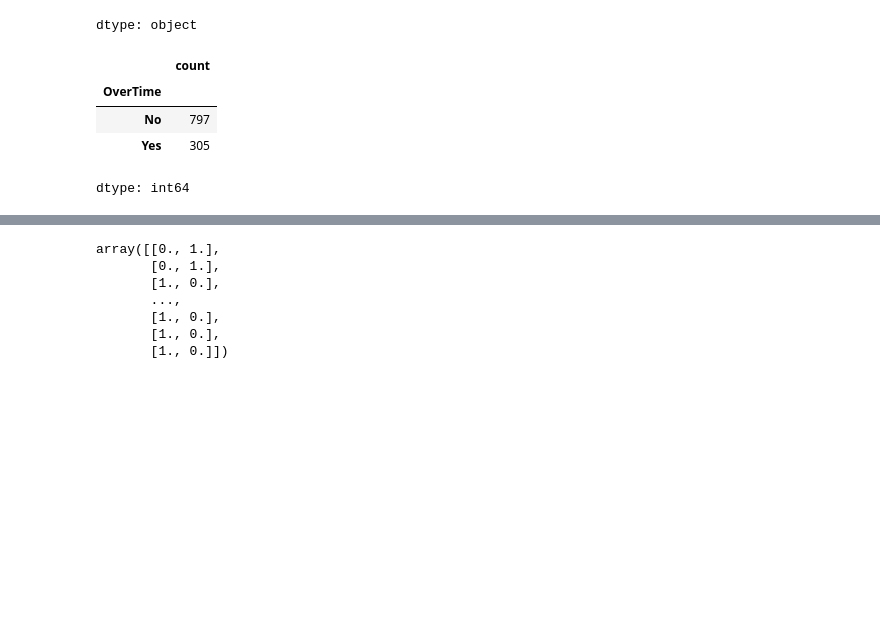
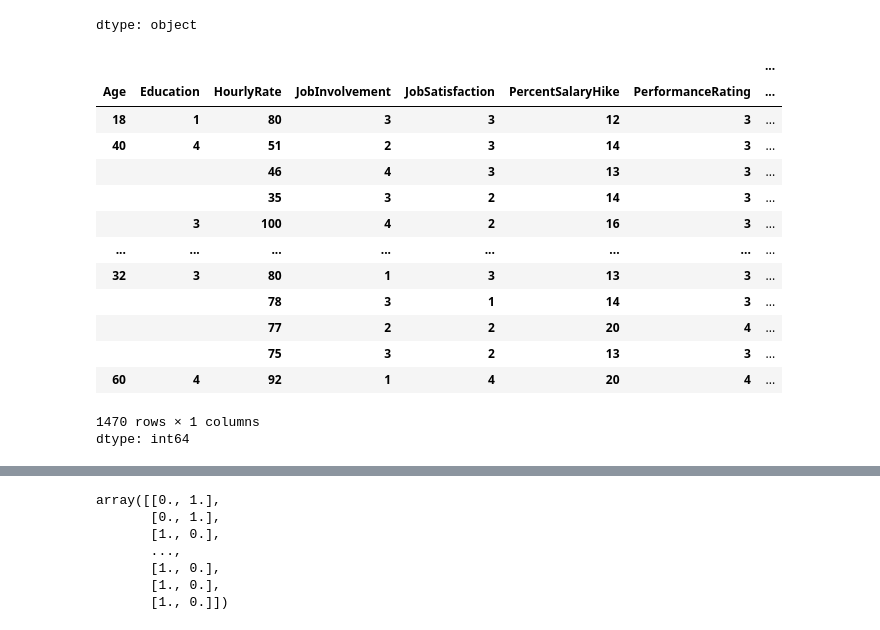
Before and after one commit to maadhuvijay/neural-network-challenge2, a Jupyter notebook: attrition.ipynb, the cells around one changed output, grey strips where cells are left out. Cells and saved outputs as stored; diff of their text form; code cells hidden in the pictures; blank space fills up the shorter version.

```diff
--- a/attrition.ipynb
+++ b/attrition.ipynb
@@ -75,11 +76,22 @@ from sklearn.model_selection import train_test_split
 # %%
 # Convert your X data to numeric data types however you see fit
 # Add new code cells as necessary
+X_df.value_counts()
 # %% [output]
-|  | count |
-| OverTime |  |
-| No | 797 |
-| Yes | 305 |
+|  |  |  |  |  |  |  | ... |
+| Age | Education | HourlyRate | JobInvolvement | JobSatisfaction | PercentSalaryHike | PerformanceRating | ... |
+| 18 | 1 | 80 | 3 | 3 | 12 | 3 | ... |
+| 40 | 4 | 51 | 2 | 3 | 14 | 3 | ... |
+|  |  | 46 | 4 | 3 | 13 | 3 | ... |
+|  |  | 35 | 3 | 2 | 14 | 3 | ... |
+|  | 3 | 100 | 4 | 2 | 16 | 3 | ... |
+| ... | ... | ... | ... | ... | ... | ... | ... |
+| 32 | 3 | 80 | 1 | 3 | 13 | 3 | ... |
+|  |  | 78 | 3 | 1 | 14 | 3 | ... |
+|  |  | 77 | 2 | 2 | 20 | 4 | ... |
+|  |  | 75 | 3 | 2 | 13 | 3 | ... |
+| 60 | 4 | 92 | 1 | 4 | 20 | 4 | ... |
+1470 rows × 1 columns
 dtype: int64
 # %%
 # Create a StandardScaler
```
Also changed, not shown: parts of 3 cells of this notebook.
